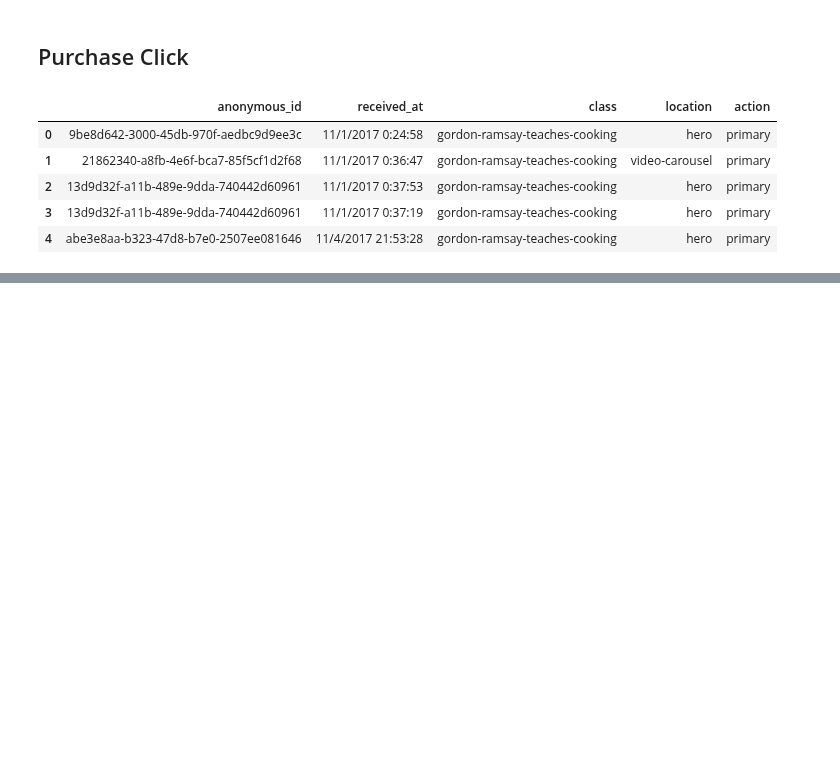
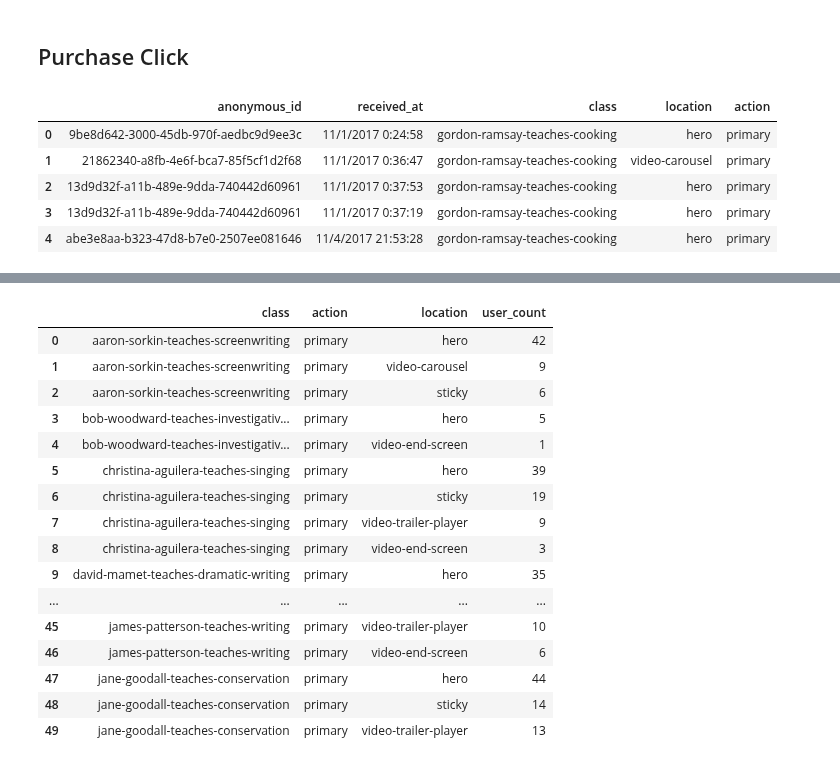
Before and after one commit to mindyng/2023-Business-Projects, a Jupyter notebook: masterclass-user-behavior-analysis-v2.ipynb, the cells around one changed output, grey strips where cells are left out. Cells and saved outputs as stored; diff of their text form; code cells hidden in the pictures; blank space fills up the shorter version.

Commit message:
Kaggle Notebook | Masterclass User Behavior Analysis v2 | Version 6

```diff
--- a/masterclass-user-behavior-analysis-v2.ipynb
+++ b/masterclass-user-behavior-analysis-v2.ipynb
@@ -883,0 +933,24 @@ purchase_click.head()
+# %%
+# For each class, which locations led to primary/gift purchases?
+query = """
+select class, action, location, count(*) as user_count from purchase_click where action = 'primary' group by 1,2,3 order by 1,4 desc
+"""
+duckdb.query(query).df()[:50]
+# %% [output]
+|  | class | action | location | user_count |
+| 0 | aaron-sorkin-teaches-screenwriting | primary | hero | 42 |
+| 1 | aaron-sorkin-teaches-screenwriting | primary | video-carousel | 9 |
+| 2 | aaron-sorkin-teaches-screenwriting | primary | sticky | 6 |
+| 3 | bob-woodward-teaches-investigativ... | primary | hero | 5 |
+| 4 | bob-woodward-teaches-investigativ... | primary | video-end-screen | 1 |
+| 5 | christina-aguilera-teaches-singing | primary | hero | 39 |
+| 6 | christina-aguilera-teaches-singing | primary | sticky | 19 |
+| 7 | christina-aguilera-teaches-singing | primary | video-trailer-player | 9 |
+| 8 | christina-aguilera-teaches-singing | primary | video-end-screen | 3 |
+| 9 | david-mamet-teaches-dramatic-writing | primary | hero | 35 |
+| ... | ... | ... | ... | ... |
+| 45 | james-patterson-teaches-writing | primary | video-trailer-player | 10 |
+| 46 | james-patterson-teaches-writing | primary | video-end-screen | 6 |
+| 47 | jane-goodall-teaches-conservation | primary | hero | 44 |
+| 48 | jane-goodall-teaches-conservation | primary | sticky | 14 |
+| 49 | jane-goodall-teaches-conservation | primary | video-trailer-player | 13 |
```
Also changed, not shown: parts of 23 cells of this notebook.
